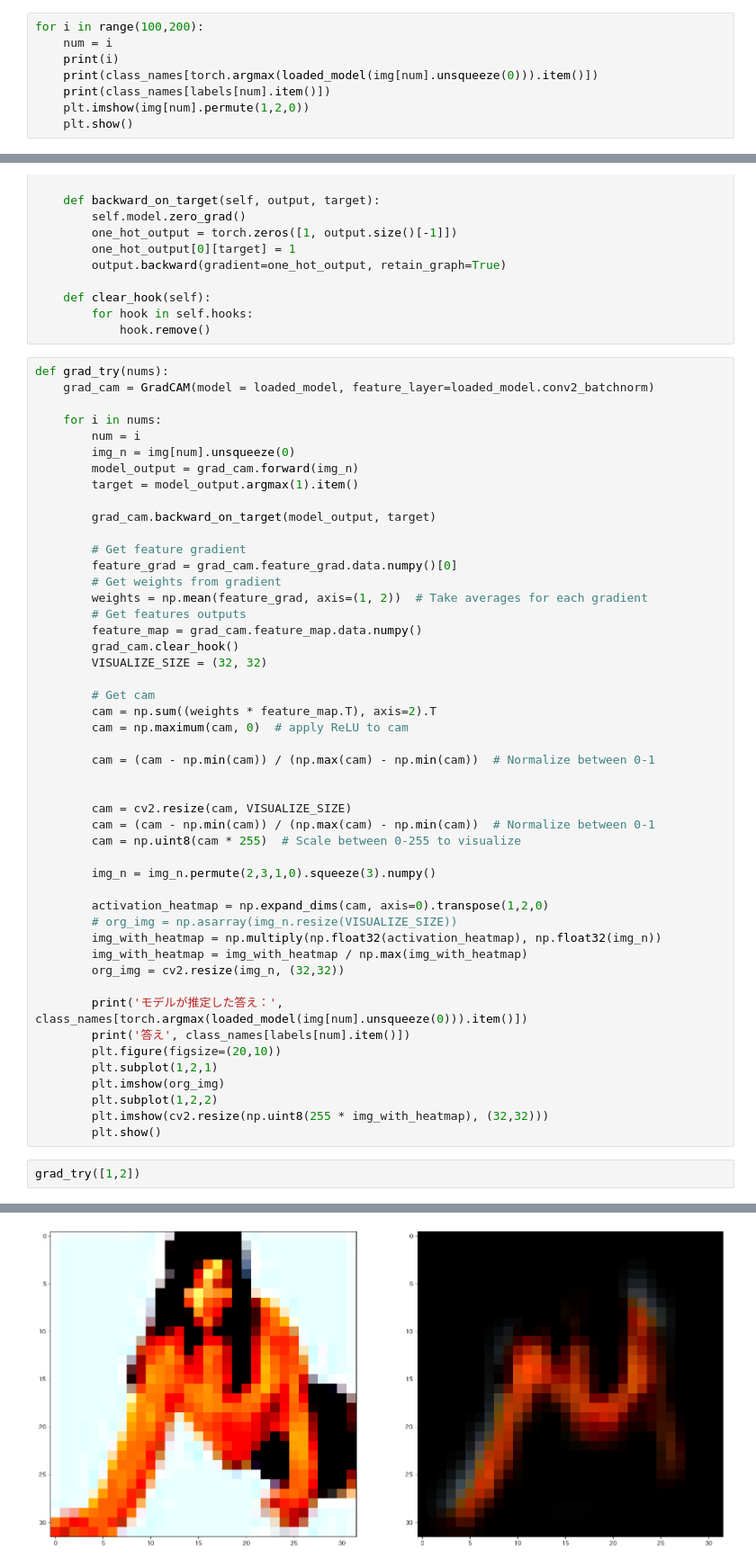
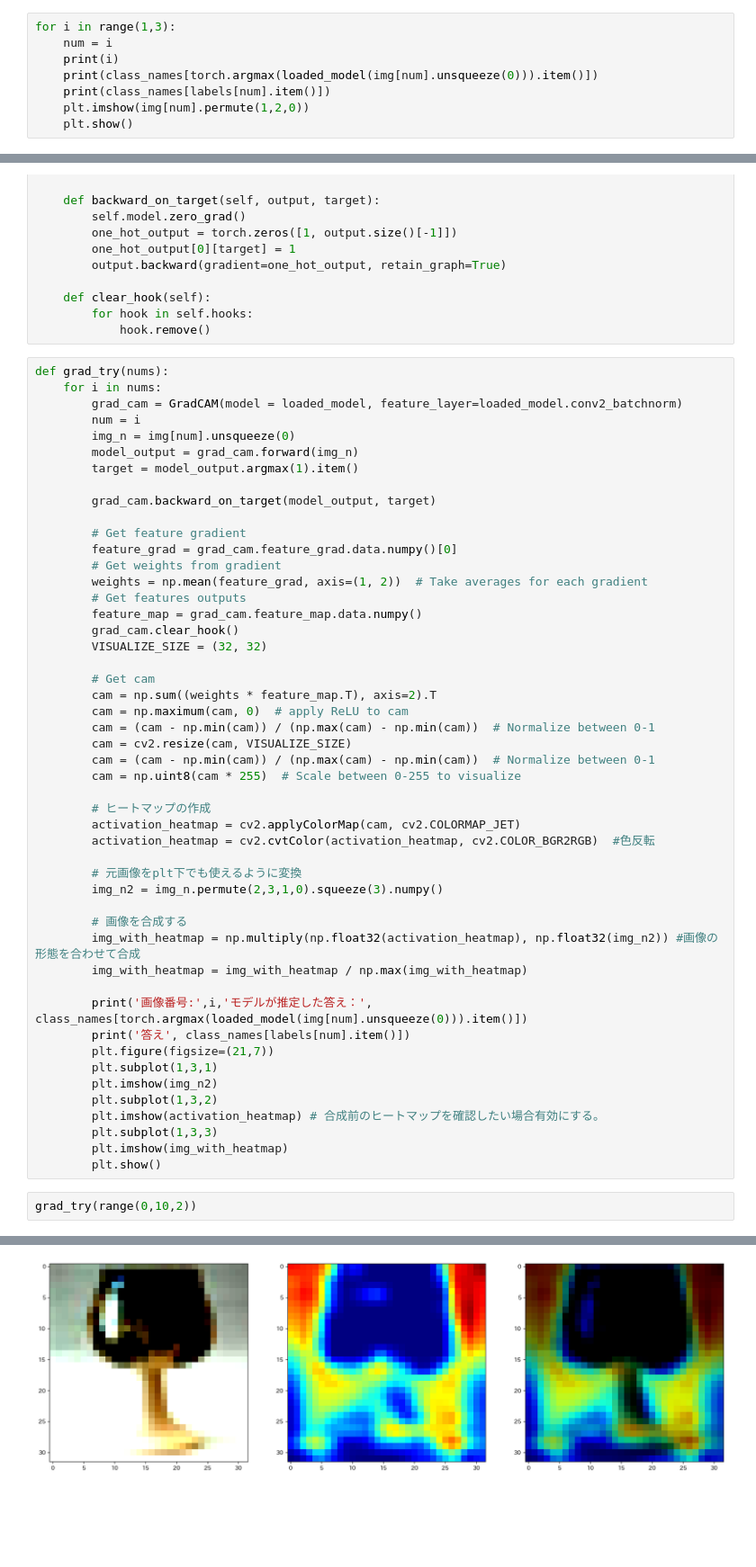
Before and after one commit to harukicode0/Studying_Image_Recognition, a Jupyter notebook: record.ipynb, the cells around one changed output, grey strips where cells are left out. Shown at 90% size. Saved outputs shown, nothing was run; the diff lists cells and outputs as text; blank space fills up the shorter version.

```diff
--- a/record.ipynb
+++ b/record.ipynb
@@ -148,7 +148,7 @@ CNNBatchNorm_ReLU(
 for i in val_loader:
     img,labels = i
 # %%
-for i in range(100,200):
+for i in range(1,3):
     num = i
     print(i)
     print(class_names[torch.argmax(loaded_model(img[num].unsqueeze(0))).item()])
@@ -213,9 +203,8 @@ class GradCAM:
             hook.remove()
 # %%
 def grad_try(nums):
-    grad_cam = GradCAM(model = loaded_model, feature_layer=loaded_model.conv2_batchnorm)
-
     for i in nums:
+        grad_cam = GradCAM(model = loaded_model, feature_layer=loaded_model.conv2_batchnorm)
         num = i
         img_n = img[num].unsqueeze(0)
         model_output = grad_cam.forward(img_n)
@@ -235,31 +224,33 @@ def grad_try(nums):
         # Get cam
         cam = np.sum((weights * feature_map.T), axis=2).T
         cam = np.maximum(cam, 0)  # apply ReLU to cam
-
         cam = (cam - np.min(cam)) / (np.max(cam) - np.min(cam))  # Normalize between 0-1
-
-
         cam = cv2.resize(cam, VISUALIZE_SIZE)
         cam = (cam - np.min(cam)) / (np.max(cam) - np.min(cam))  # Normalize between 0-1
         cam = np.uint8(cam * 255)  # Scale between 0-255 to visualize
 
-        img_n = img_n.permute(2,3,1,0).squeeze(3).numpy()
+        # ヒートマップの作成
+        activation_heatmap = cv2.applyColorMap(cam, cv2.COLORMAP_JET)
+        activation_heatmap = cv2.cvtColor(activation_heatmap, cv2.COLOR_BGR2RGB)  #色反転
 
-        activation_heatmap = np.expand_dims(cam, axis=0).transpose(1,2,0)
-        # org_img = np.asarray(img_n.resize(VISUALIZE_SIZE))
-        img_with_heatmap = np.multiply(np.float32(activation_heatmap), np.float32(img_n))
+        # 元画像をplt下でも使えるように変換
+        img_n2 = img_n.permute(2,3,1,0).squeeze(3).numpy()
+
+        # 画像を合成する
+        img_with_heatmap = np.multiply(np.float32(activation_heatmap), np.float32(img_n2)) #画像の形態を合わせて合成
         img_with_heatmap = img_with_heatmap / np.max(img_with_heatmap)
-        org_img = cv2.resize(img_n, (32,32))
 
-        print('モデルが推定した答え：', class_names[torch.argmax(loaded_model(img[num].unsqueeze(0))).item()])
+        print('画像番号:',i,'モデルが推定した答え：', class_names[torch.argmax(loaded_model(img[num].unsqueeze(0))).item()])
         print('答え', class_names[labels[num].item()])
-        plt.figure(figsize=(20,10))
-        plt.subplot(1,2,1)
-        plt.imshow(org_img)
-        plt.subplot(1,2,2)
-        plt.imshow(cv2.resize(np.uint8(255 * img_with_heatmap), (32,32)))
+        plt.figure(figsize=(21,7))
+        plt.subplot(1,3,1)
+        plt.imshow(img_n2)
+        plt.subplot(1,3,2)
+        plt.imshow(activation_heatmap) # 合成前のヒートマップを確認したい場合有効にする。
+        plt.subplot(1,3,3)
+        plt.imshow(img_with_heatmap)
         plt.show()
 # %%
-grad_try([1,2])
+grad_try(range(0,10,2))
 # %% [output]
 Clipping input data to the valid range for imshow with RGB data ([0..1] for floats or [0..255] for integers).
@@ -268,2 +260,2 @@ Clipping input data to the valid range for imshow with RGB data ([0..1] for floa
-[figure, old version]
+[figure, new version]
 Clipping input data to the valid range for imshow with RGB data ([0..1] for floats or [0..255] for integers).
```
Also changed, not shown: parts of 2 cells of this notebook.
